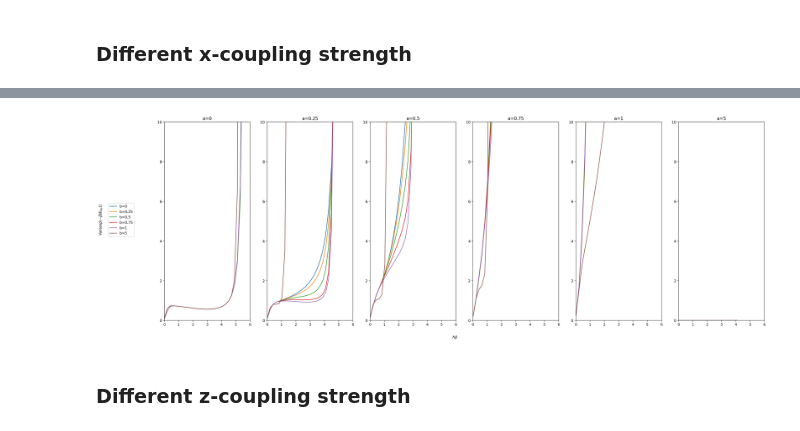
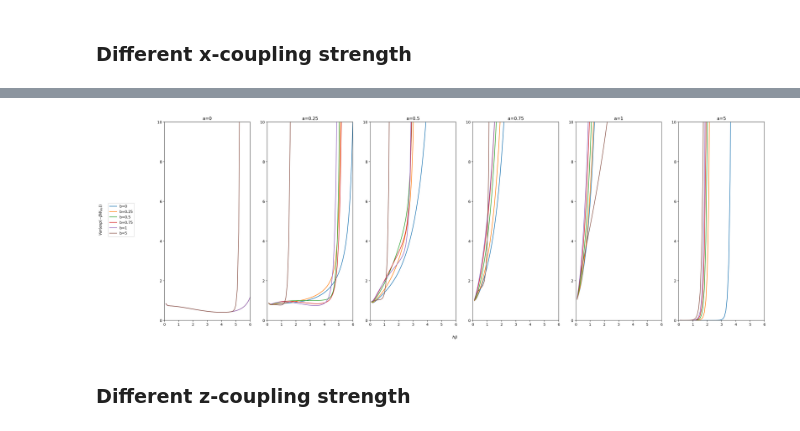
Before and after one commit to Shenlong-Yu/Divergence-in-the-Variance-of-Jarzynski-Estimator, a Jupyter notebook: Rabi/Variance calculation_Rabi.ipynb, the cells around one changed output, grey strips where cells are left out. Saved outputs shown, nothing was run; the diff lists cells and outputs as text; code cells hidden in the pictures.

```diff
--- a/Rabi/Variance calculation_Rabi.ipynb
+++ b/Rabi/Variance calculation_Rabi.ipynb
@@ -78,6 +68,6 @@ print(delta_F(1,1,6))
 # %% [markdown]
 ### Variance list for different $\hbar \beta$
 # %%
-# beta range from 0.3 to 8
-beta_range = np.linspace(0.1, 10, 100)
+# beta range
+beta_range = np.linspace(0.0001, 10, 100)
 # %%
@@ -152,26 +166,27 @@ print(var_list(0,5,5)[49])
 # %%
-tau= 5
-a_s=[0,0.25,0.5,0.75,1,5]
-fig, axs = plt.subplots(nrows=1, ncols=len(a_s), figsize=(30, 10))
+tau= 10
+n=200
+key_list=[0,0.25,0.5,0.75,1,5]
+fig, axs = plt.subplots(nrows=1, ncols=len(key_list), figsize=(30, 10))
 
-for i, a in enumerate(a_s):
-    for j, b in enumerate([0, 0.25, 0.5, 0.75, 1, 5]):
-        var_list_data = var_list(a, b, tau)
+for i, a in enumerate(key_list):
+    for j, b in enumerate(key_list):
+        var_list_data = var_list(a, b, 50, tau)
         if i == 0:
             axs[i].plot(beta_range, var_list_data, label=f'b={b}')
         else:
             axs[i].plot(beta_range, var_list_data)
         axs[i].set_title(f'a={a}')
         axs[i].set_ylim(0, 10)
         axs[i].set_xlim(0, 6)
 
 fig.text(0.5, 0.04, r'$\hbar \beta$', ha='center')
 fig.text(0.04, 0.5, r'$Var(exp(-\beta W_{dis}))$', va='center', rotation='vertical')
 fig.legend(loc='center left', bbox_to_anchor=(0.05, 0.5))
 
 plt.show()
 # %% [output]
-[figure, old version]
+[figure, new version]
 # %% [markdown]
 ### Different z-coupling strength
 # %%
```
Also changed, not shown: parts of 15 cells of this notebook, 5 other files.
